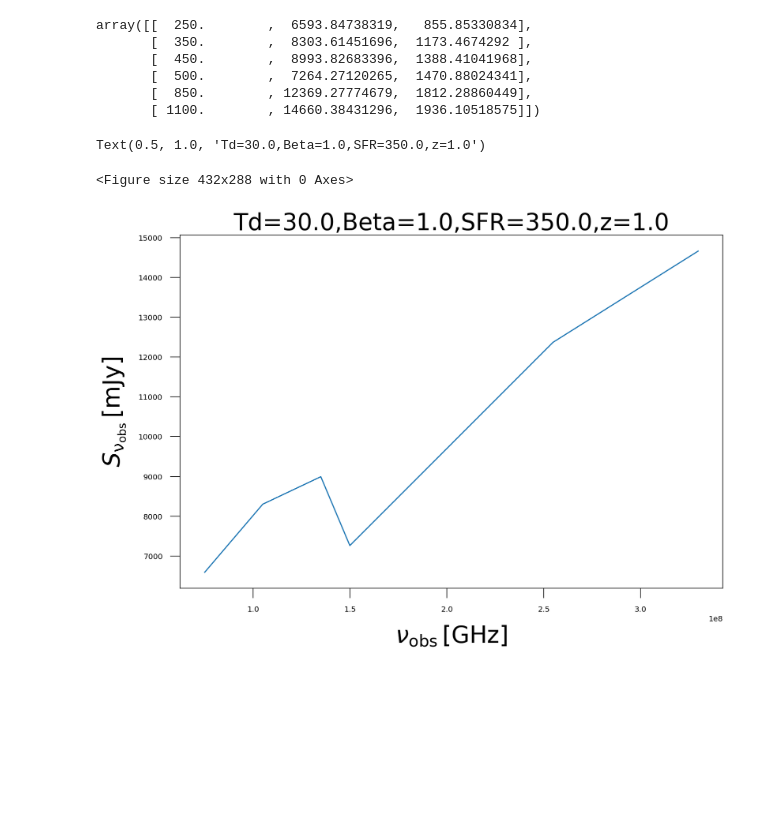
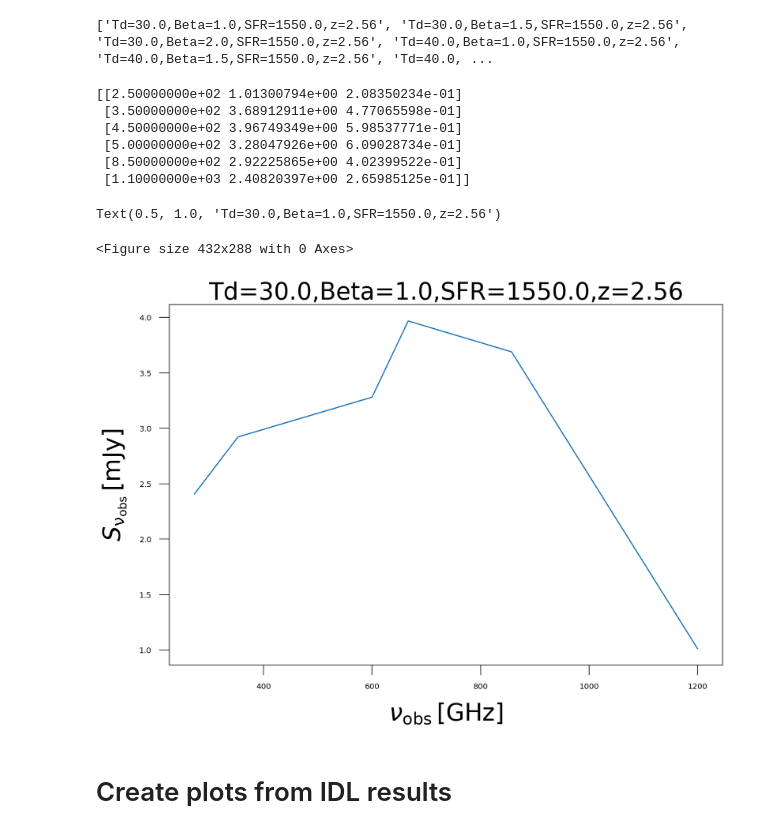
Before and after one commit to MalteBrinch/syntheticSED, a Jupyter notebook: SampleSED.ipynb, the cells around one changed output. Cells and saved outputs as stored; diff of their text form; code cells hidden in the pictures; blank space fills up the shorter version.

```diff
--- a/SampleSED.ipynb
+++ b/SampleSED.ipynb
@@ -59,34 +76,41 @@ matplotlib.rcParams.update(params)
 # %%
-#@title Generate SED Fluxes { form-width: "20%" }
-
-
-
 # Which wavelengths should be sampled?
 
 lmd_o = np.array([250.,350.,450.,500.,850.,1100.]) # Wavelenghts [um]
 
 # Generate SED model
 
-Td = [30.,40.,50.] #dust temperature [K]
+Td = [30.,40.,50.,60.,70.] #dust temperature [K]
 
 B = [1.,1.5,2.]# Beta value/slope
 
-SFR = 350. # should be fixed - this might be an ok value. [M_sun/yr]
+SFR = 1550. # should be fixed - this might be an ok value. [M_sun/yr]
 
-z = [1.,2.5,3.5,4.5,6.] # here we need an array
+z = [2.56]#[1.,2.5,3.5,4.5,6.] # here we need an array
 
+z_save=[None]*np.size(Td)*np.size(B)*np.size(SFR)*np.size(z)
+Td_save=[None]*np.size(Td)*np.size(B)*np.size(SFR)*np.size(z)
+B_save=[None]*np.size(Td)*np.size(B)*np.size(SFR)*np.size(z)
 save_name=[None]*np.size(Td)*np.size(B)*np.size(SFR)*np.size(z)
 g=0
 
 for k in range(0,len(Td)):
     for q in range(0,len(B)):
         for w in range(0,len(z)):
+            z_save[g]=z[w]
+            Td_save[g]=Td[k]
+            B_save[g]=B[q]
             frq_o, frq_r, flux_radio, flux_mm, flux = get_mBB_thick_radio(z=z[w], SFR=SFR, Td=Td[k], beta=B[q]) # Can probably discard this line
-
+            #print(max(flux_mm))
+            plt.plot(frq_o,flux)
+            plt.errorbar(wav,flx,flx_err)
+            plt.xscale("log")
+            plt.yscale("log")
+            #exit()
             # Get fluxes at sampled wavelengths
             flux_lmd_o = get_flux_from_sed(frq_o, flux, (1.E-9*3.E8/(lmd_o*1.E-6))*u.GHz)
             flux_lmd_o = flux_lmd_o*1.E3 # [mJy]
-
+            #print(flux_lmd_o)
             #Get rms noise and flux uncertainty
             rms_noise = flux_lmd_o*0.15 #scale of the noise is the same as the error. 15% of true value
             eflux_lmd_o = rms_noise # Uncertainty
@@ -101,7 +125,7 @@ for k in range(0,len(Td)):
             path = "C:/Users/blue/Desktop/Python/SynthSED"
             #file name gives info about SED
             name_of_file = "Td="+str(Td[k])+","+"Beta="+str(B[q])+","+"SFR="+str(SFR)+","+"z="+str(z[w])
-            print(name_of_file)
+            #print(name_of_file)
             save_name[g]=name_of_file
             g=g+1
             completeName = os.path.join(path, name_of_file+".txt")
@@ -182,35 +142,50 @@ print(data)
-# %%
-a=[data,data]
-a[1]
-# %% [output]
-array([[  250.        ,  6593.84738319,   855.85330834],
-       [  350.        ,  8303.61451696,  1173.4674292 ],
-       [  450.        ,  8993.82683396,  1388.41041968],
-       [  500.        ,  7264.27120265,  1470.88024341],
-       [  850.        , 12369.27774679,  1812.28860449],
-       [ 1100.        , 14660.38431296,  1936.10518575]])
+# %%
+print(save_name)
+# %% [output]
+['Td=30.0,Beta=1.0,SFR=1550.0,z=2.56', 'Td=30.0,Beta=1.5,SFR=1550.0,z=2.56', 'Td=30.0,Beta=2.0,SFR=1550.0,z=2.56', 'Td=40.0,Beta=1.0,SFR=1550.0,z=2.56', 'Td=40.0,Beta=1.5,SFR=1550.0,z=2.56', 'Td=40.0, ...
 # %%
+#Plot figures and save them as .png
+f = open(os.path.join(path,save_name[0]+".txt"), "r")
+data=f.read().split()
+f.close()
+for i in range(0,len(data)):
+    data[i]=float(data[i])
+#print(data)
+data=np.reshape(data,(int(len(data)/3),3))
+#data[i]=data
+print(data)
+
+
+#plot SED
 fig = plt.figure()
 fig, axes = plt.subplots(nrows=1, ncols=1)
 plt.subplots_adjust(left=0.15, right=0.98, top=0.98, bottom=0.17)
 fig.set_size_inches(12, 8)
 
 axes.tick_params(which='minor', length=8)
 axes.tick_params(which='major', length=13)
 axes.tick_params(axis='x', pad=10)
 axes.tick_params(axis='y', pad=10)
 
 #axes.set_xlim(0.5, 5.0E3)
 #axes.set_ylim(6.E-1,50.)
 #plt.xscale("log")
 #plt.yscale("log")
 axes.set_xlabel(r'$\nu_{\rm obs}\,{\rm [GHz]}$', fontsize=31, labelpad=15)
 axes.set_ylabel(r'$S_{\rm \nu_{\rm obs}}\,{\rm [mJy]}$', fontsize=31, labelpad=15)
 
 #plt.errorbar(data[:,0]*299792.458,data[:,1],data[:,2])
-plt.plot(data[:,0]*299792.458,data[:,1])
+plt.plot((1.E-9*3.E8/(data[:,0]*1.E-6))*u.GHz,data[:,1])
 plt.title(save_name[0],fontsize=31)
 # %% [output]
-Text(0.5, 1.0, 'Td=30.0,Beta=1.0,SFR=350.0,z=1.0')
+[[2.50000000e+02 1.01300794e+00 2.08350234e-01]
+ [3.50000000e+02 3.68912911e+00 4.77065598e-01]
+ [4.50000000e+02 3.96749349e+00 5.98537771e-01]
+ [5.00000000e+02 3.28047926e+00 6.09028734e-01]
+ [8.50000000e+02 2.92225865e+00 4.02399522e-01]
+ [1.10000000e+03 2.40820397e+00 2.65985125e-01]]
-<Figure size 432x288 with 0 Axes>
+Text(0.5, 1.0, 'Td=30.0,Beta=1.0,SFR=1550.0,z=2.56')
+<Figure size 432x288 with 0 Axes>
-[figure, old version]
+[figure, new version]
+# %% [markdown]
+# Create plots from IDL results
```
Also changed, not shown: parts of 14 cells of this notebook.
